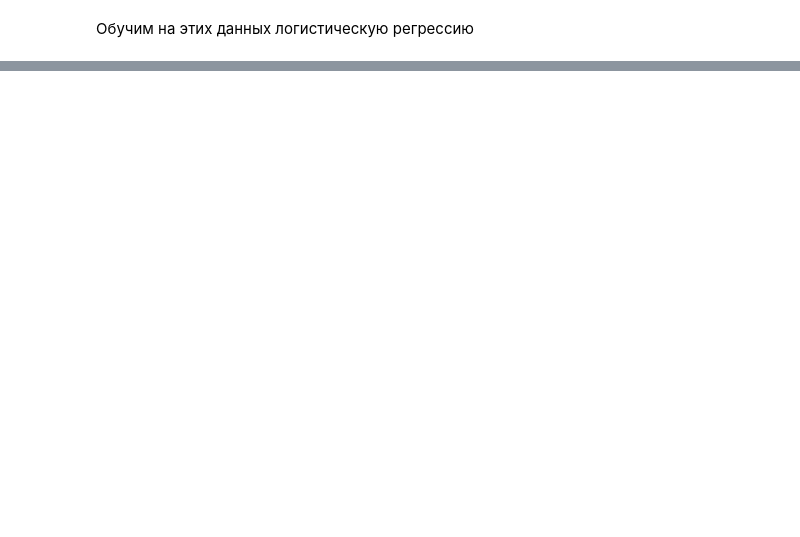
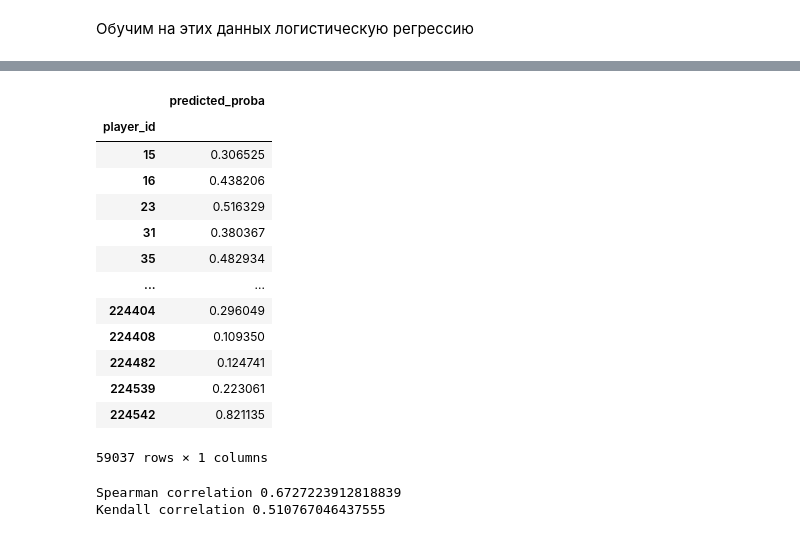
Before and after one commit to SergeyBondarev/probabilistic-rating-system, a Jupyter notebook: chgk-EM-rating.ipynb, the cells around one changed output, grey strips where cells are left out. Saved outputs shown, nothing was run; the diff lists cells and outputs as text; code cells hidden in the pictures; blank space fills up the shorter version.

```diff
--- a/chgk-EM-rating.ipynb
+++ b/chgk-EM-rating.ipynb
@@ -355,0 +400,17 @@ for dataframe in df.groupby('player_id'):
+# %%
+player_by_strength
+# %% [output]
+|  | predicted_proba |
+| player_id |  |
+| 15 | 0.306525 |
+| 16 | 0.438206 |
+| 23 | 0.516329 |
+| 31 | 0.380367 |
+| 35 | 0.482934 |
+| ... | ... |
+| 224404 | 0.296049 |
+| 224408 | 0.109350 |
+| 224482 | 0.124741 |
+| 224539 | 0.223061 |
+| 224542 | 0.821135 |
+59037 rows × 1 columns
@@ -355,0 +440,14 @@ for dataframe in df.groupby('player_id'):
+# %%
+print(
+    'Spearman correlation',
+    np.mean([el for el in spearman_corr_list if el == el]), # nan filtering
+)
+
+print(
+    'Kendall correlation',
+    np.mean([el for el in kendall_corr_list if el == el])
+)
+# np.mean([el for el in kendall_corr_list if el == el])
+# %% [output]
+Spearman correlation 0.6727223912818839
+Kendall correlation 0.510767046437555
```
Also changed, not shown: parts of 14 cells of this notebook.
